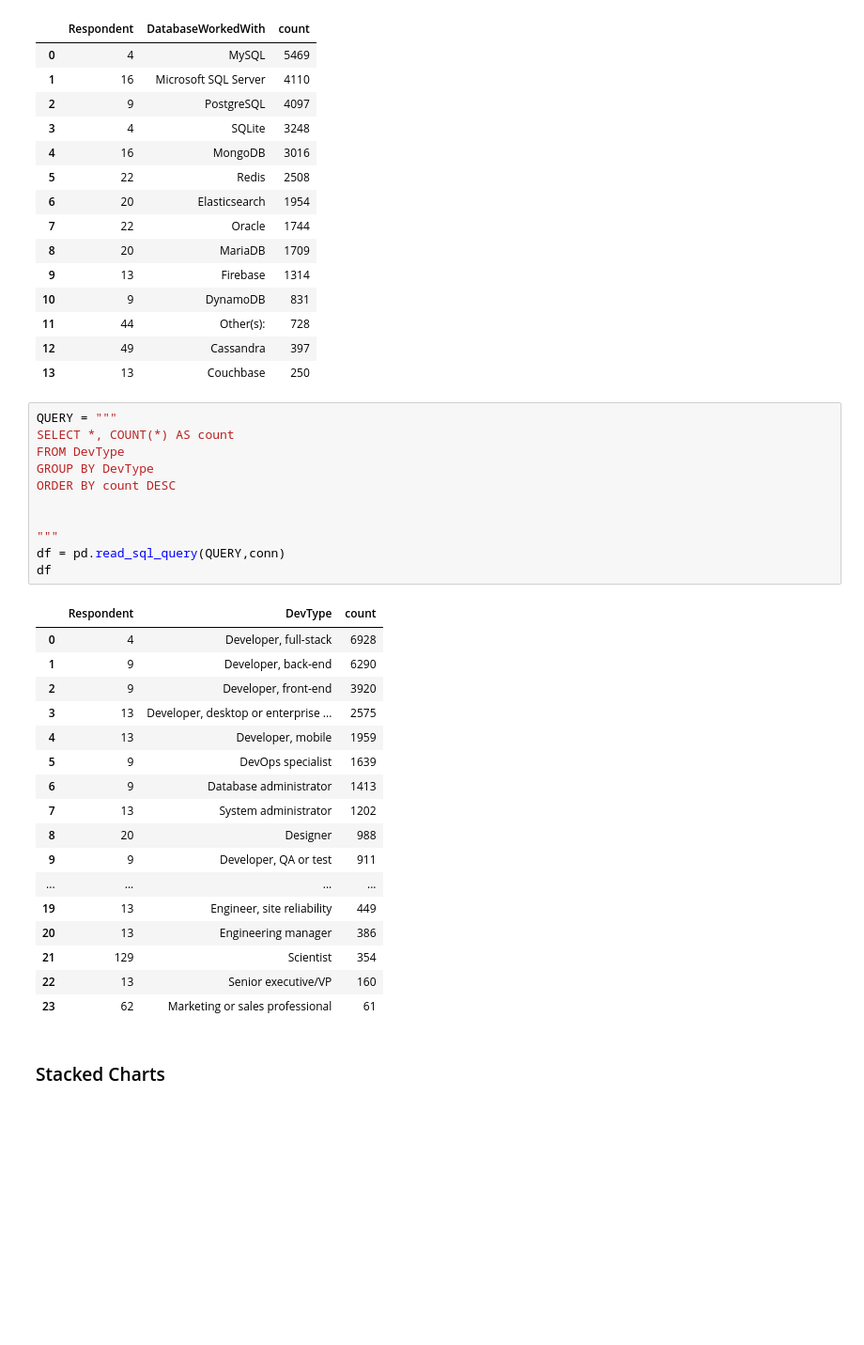
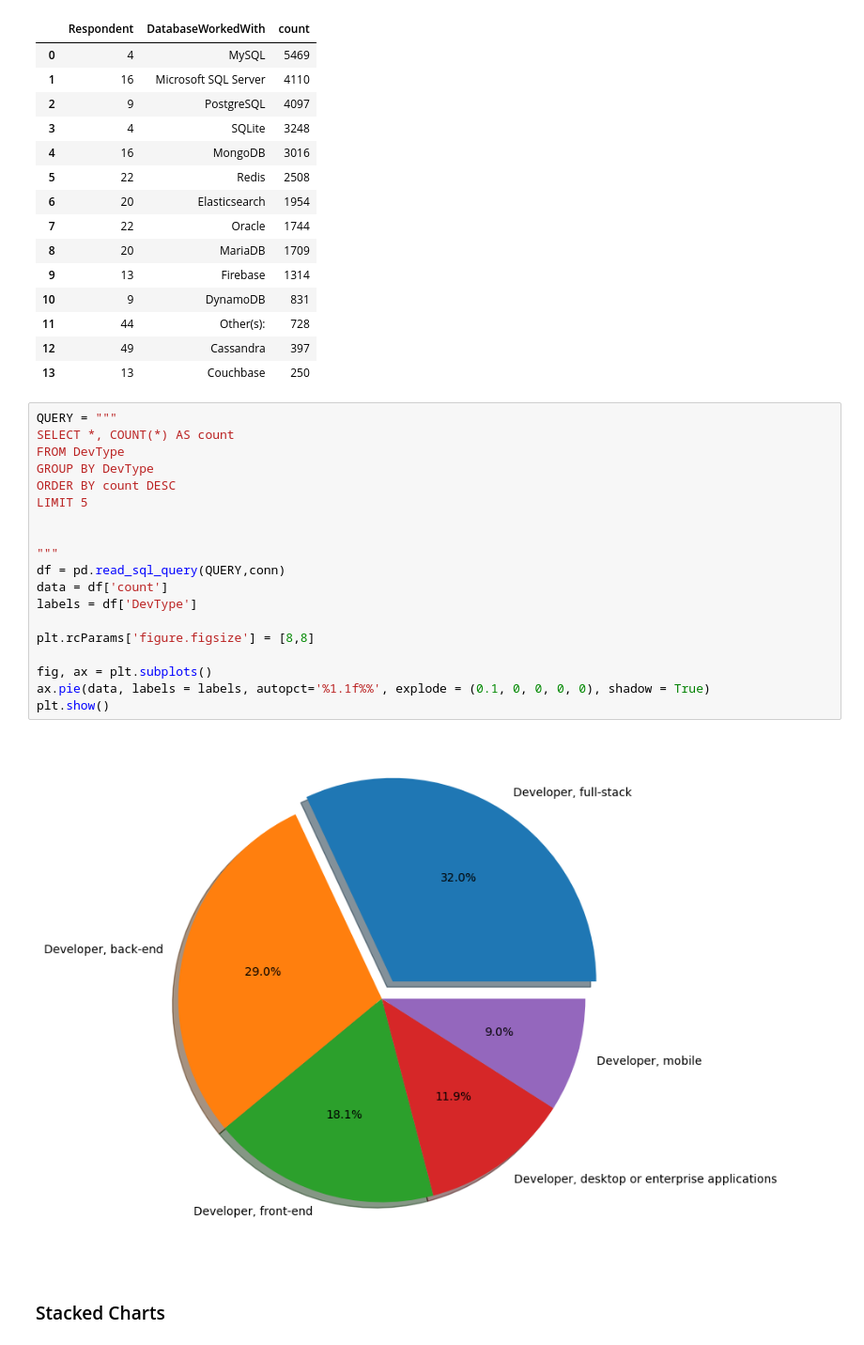
Before and after one commit to kemikupie/IBM-Data-Analyst-Capstone-Project, a Jupyter notebook: M4DataVisualization-lab.ipynb, the cells around one changed output. Shown at 94% size. Cells and saved outputs as stored; diff of their text form; blank space fills up the shorter version.

```diff
--- a/M4DataVisualization-lab.ipynb
+++ b/M4DataVisualization-lab.ipynb
@@ -440,32 +440,24 @@ df
 # %%
 QUERY = """
 SELECT *, COUNT(*) AS count
 FROM DevType
 GROUP BY DevType
 ORDER BY count DESC
+LIMIT 5
 
 
 """
 df = pd.read_sql_query(QUERY,conn)
-df
+data = df['count']
+labels = df['DevType']
+
+plt.rcParams['figure.figsize'] = [8,8]
+
+fig, ax = plt.subplots()
+ax.pie(data, labels = labels, autopct='%1.1f%%', explode = (0.1, 0, 0, 0, 0), shadow = True)
+plt.show()
 # %% [output]
-|  | Respondent | DevType | count |
-| 0 | 4 | Developer, full-stack | 6928 |
-| 1 | 9 | Developer, back-end | 6290 |
-| 2 | 9 | Developer, front-end | 3920 |
-| 3 | 13 | Developer, desktop or enterprise ... | 2575 |
-| 4 | 13 | Developer, mobile | 1959 |
-| 5 | 9 | DevOps specialist | 1639 |
-| 6 | 9 | Database administrator | 1413 |
-| 7 | 13 | System administrator | 1202 |
-| 8 | 20 | Designer | 988 |
-| 9 | 9 | Developer, QA or test | 911 |
-| ... | ... | ... | ... |
-| 19 | 13 | Engineer, site reliability | 449 |
-| 20 | 13 | Engineering manager | 386 |
-| 21 | 129 | Scientist | 354 |
-| 22 | 13 | Senior executive/VP | 160 |
-| 23 | 62 | Marketing or sales professional | 61 |
+[figure, added]
 # %% [markdown]
 ### Stacked Charts
 # %% [markdown]
```
Also changed, not shown: parts of 1 cell of this notebook.
